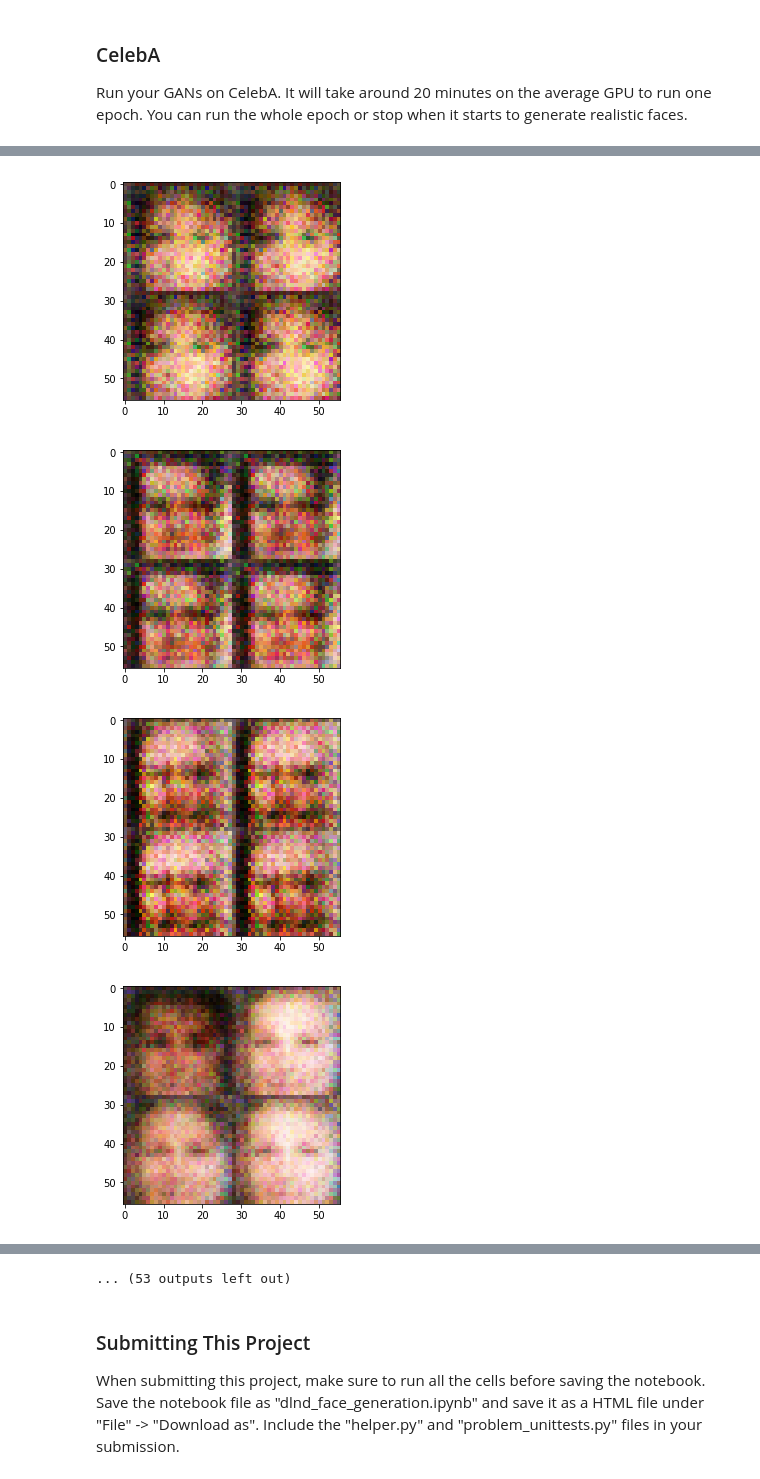
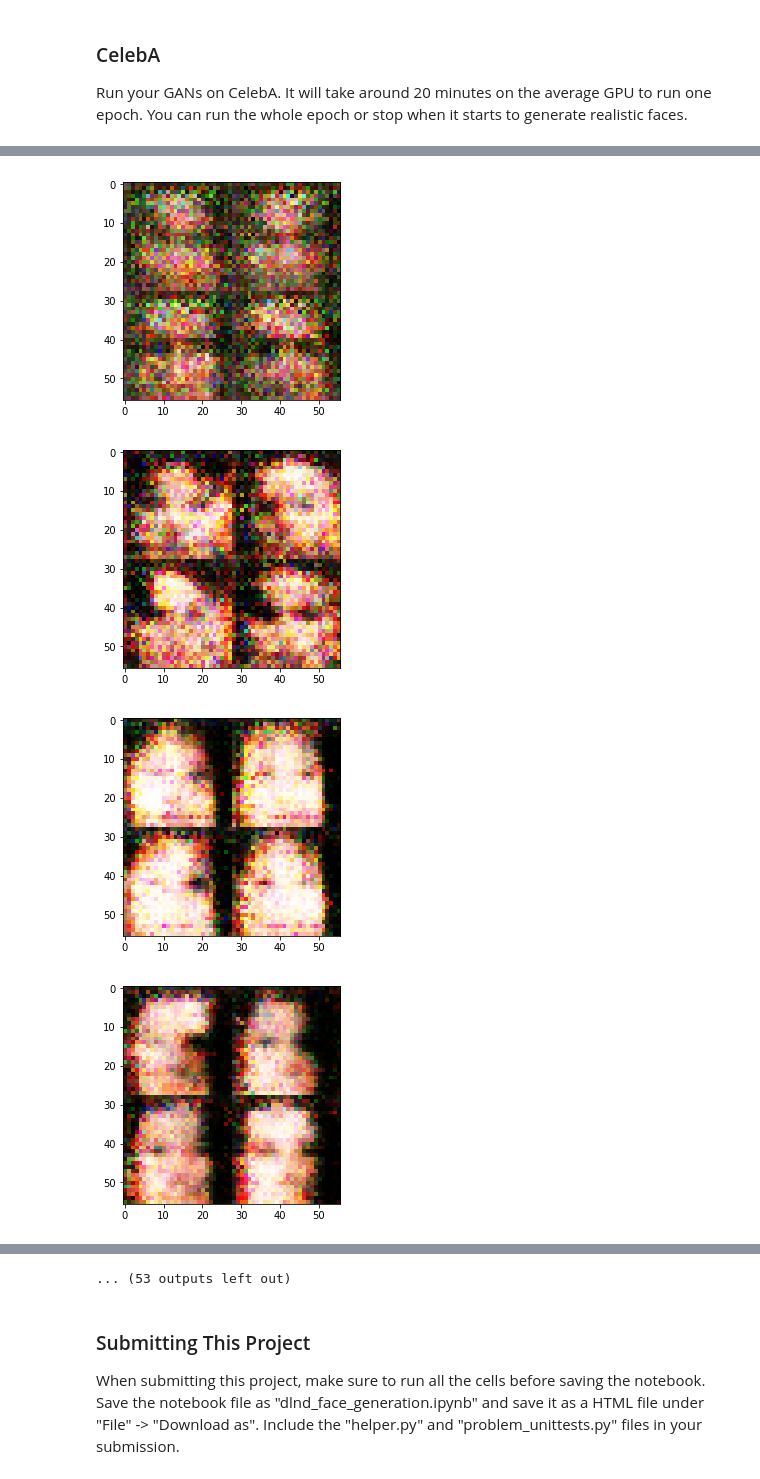
Before and after one commit to datanigu/Deep-Learning, a Jupyter notebook: face_generation/dlnd_face_generation-Copy2.ipynb, the cells around one changed output, grey strips where cells are left out. Drawn from its saved outputs; the diff is of its cells as text; code cells hidden in the pictures.

Commit message:
More tweaks to hyperparameters and dropout

```diff
--- a/face_generation/dlnd_face_generation-Copy2.ipynb
+++ b/face_generation/dlnd_face_generation-Copy2.ipynb
@@ -152,20 +152,20 @@ def discriminator(images, reuse=False, alpha = 0.2):
         kp = 0.5
         kernel = 5
         x1 = tf.layers.conv2d(images, filters = 64, kernel_size=kernel, strides = 2, padding = 'same', kernel_initializer = tf.contrib.layers.xavier_initializer())# images_dim x images_dim x 64, where for these data sets images_dim = 28
-        r1 = tf.layers.dropout(x1, training = True, rate = kp)
-        r1 = tf.maximum(r1,r1*alpha)#leaky relu
+        r1 = tf.maximum(x1,x1*alpha)#leaky relu
+        r1 = tf.layers.dropout(r1, training = True, rate = kp)########## Can try with and without this dropout###
 
 
         x2 = tf.layers.conv2d(r1, filters = 128, kernel_size = kernel, strides = 2, padding = 'same', kernel_initializer = tf.contrib.layers.xavier_initializer())# dimensions are now (14 x 14 x 128)
         b2 = tf.layers.batch_normalization(x2, training = True)
-        r2 = tf.layers.dropout(b2, training = True, rate = kp)#Dropout added based on first review
-        r2 = tf.maximum(r2, r2*alpha)
+        r2 = tf.maximum(b2, b2*alpha)
+        r2 = tf.layers.dropout(r2, training = True, rate = kp)#Dropout added based on first review
 
 
         x3 = tf.layers.conv2d(r2, filters = 256, kernel_size = kernel, strides = 2, padding = 'same', kernel_initializer = tf.contrib.layers.xavier_initializer())
         b3 = tf.layers.batch_normalization(x3, training= True)
-        r3 = tf.layers.dropout(b3, training = True, rate = kp)#Dropout added based on first review
-        r3 = tf.maximum(r3, r3*alpha)# dimensions of (7 x 7 x 256)
+        r3 = tf.maximum(b3, b3*alpha)# dimensions of (7 x 7 x 256)
+        r3 = tf.layers.dropout(r3, training = True, rate = kp)#Dropout added based on first review
 
 #         x4 = tf.layers.conv2d(r3, filters = 512, kernel_size = 5, strides = 2, padding = 'same', kernel_initializer = tf.contrib.layers.xavier_initializer())
 #         b4 = tf.layers.batch_normalization(x4, training = True)
@@ -245,20 +245,24 @@ def generator(z, out_channel_dim, is_training = True, alpha = 0.2):
         x0 = tf.reshape(x0, (-1, 3, 3, 512))
         b0 = tf.layers.batch_normalization(x0, training = is_training)
         r0 = tf.maximum(b0, b0*alpha)
+        r0 = tf.layers.dropout(r0, training = True, rate = kp)
 
 
         x1 = tf.layers.conv2d_transpose(r0, filters = 256, kernel_size = 5, strides = 2, padding = 'same')
         b1 = tf.layers.batch_normalization(x1, training = is_training)
         r1 = tf.maximum(alpha*b1, b1)# ??? dimensions
+        r1 = tf.layers.dropout(r1, training = True, rate = kp)
 
 
         x2 = tf.layers.conv2d_transpose(r1, filters = 128, kernel_size = 2, strides = 1, padding='valid')
         b2 = tf.layers.batch_normalization(x2, training=is_training)
         r2 = tf.maximum(alpha*b2, b2)# 14x14x128
+        r2 = tf.layers.dropout(r2, training = True, rate = kp)
 
         x3 = tf.layers.conv2d_transpose(r2, filters = 64, kernel_size = 5, strides = 2, padding = 'same')
         b3 = tf.layers.batch_normalization(x3, training = is_training)
         r3 = tf.maximum(alpha*b3, b3)
+        r3 = tf.layers.dropout(r3, training = True, rate = kp)
 
 
         logits = tf.layers.conv2d_transpose(r3, filters = out_channel_dim, kernel_size = 5, strides = 2, padding = 'same')#28x28xout_channel_dim
@@ -491,7 +495,7 @@ Epoch 1/2... Discriminator loss: 1.3075... Generator loss: 1.5471
 Run your GANs on CelebA.  It will take around 20 minutes on the average GPU to run one epoch.  You can run the whole epoch or stop when it starts to generate realistic faces.
 # %%
 batch_size = 32# Tweaked hyper parameters based on reviewer's comments
-z_dim = 200
+z_dim = 100
 learning_rate = 0.0001
 beta1 = 0.2
 #Just checking in, DT
@@ -511,4 +515,4 @@ with tf.Graph().as_default():
-[figure, old version]
+[figure, new version]
-[figure, old version]
+[figure, new version]
-[figure, old version]
+[figure, new version]
-[figure, old version]
+[figure, new version]
```
Also changed, not shown: parts of 2 cells of this notebook.
